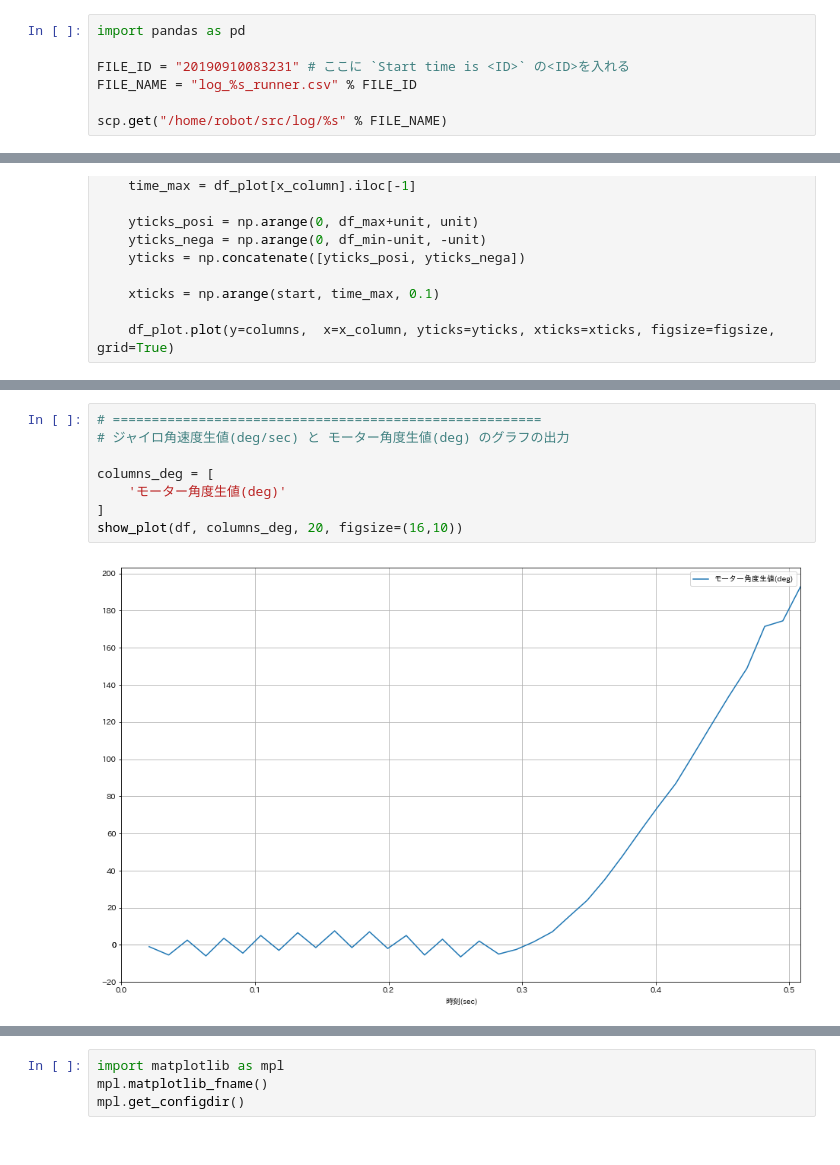
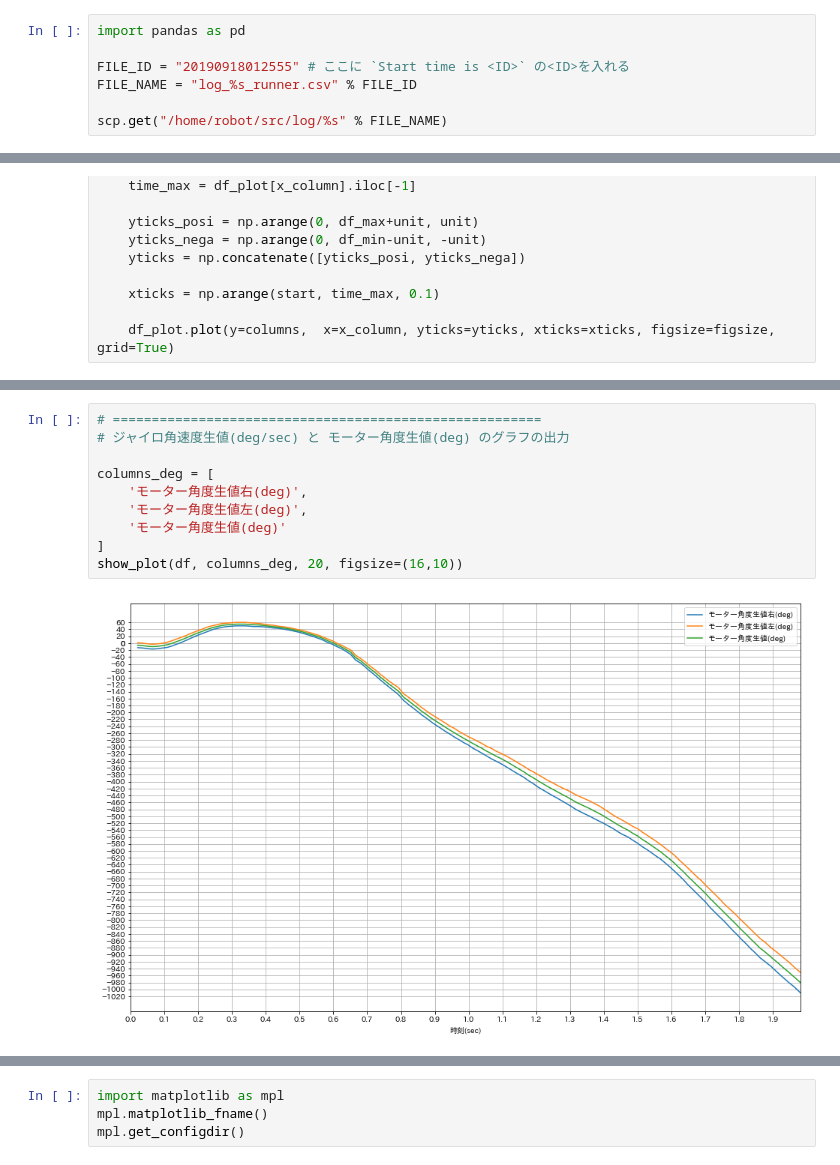
Before and after one commit to ETRobocon2017-TeamD/balanc3r-for-ev3way-et, a Jupyter notebook: log/log_viewer.ipynb, the cells around one changed output, grey strips where cells are left out. Drawn from its saved outputs; the diff is of its cells as text.

```diff
--- a/log/log_viewer.ipynb
+++ b/log/log_viewer.ipynb
@@ -18,7 +18,7 @@ scp = SCPClient(ssh.get_transport())
 # %%
 import pandas as pd
 
-FILE_ID = "20190910083231" # ここに `Start time is <ID>` の<ID>を入れる
+FILE_ID = "20190918012555" # ここに `Start time is <ID>` の<ID>を入れる
 FILE_NAME = "log_%s_runner.csv" % FILE_ID
 
 scp.get("/home/robot/src/log/%s" % FILE_NAME)
@@ -91,13 +87,15 @@ show_plot(df, columns_deg, 20, figsize=(16,10))
 # %%
 # =======================================================
 # ジャイロ角速度生値(deg/sec) と モーター角度生値(deg) のグラフの出力
 
 columns_deg = [
+    'モーター角度生値右(deg)',
+    'モーター角度生値左(deg)',
     'モーター角度生値(deg)'
 ]
 show_plot(df, columns_deg, 20, figsize=(16,10))
 # %% [output]
-[figure, old version]
+[figure, new version]
 # %%
 # =======================================================
 # 各種モーター角度・誤差のグラフ出力
```
Also changed, not shown: parts of 12 cells of this notebook, 4 other files.
